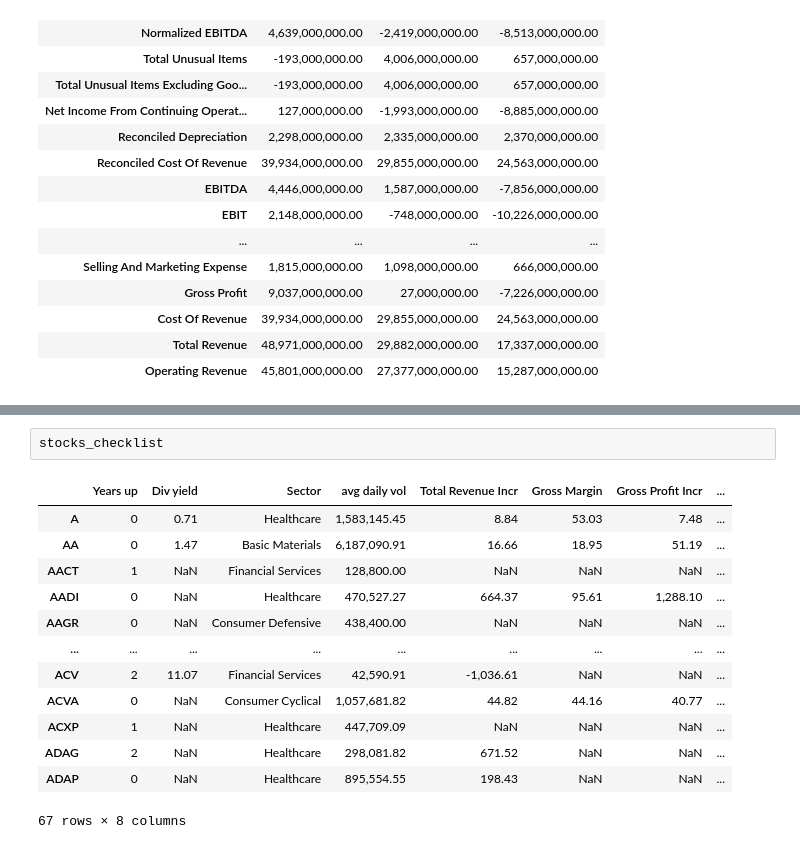
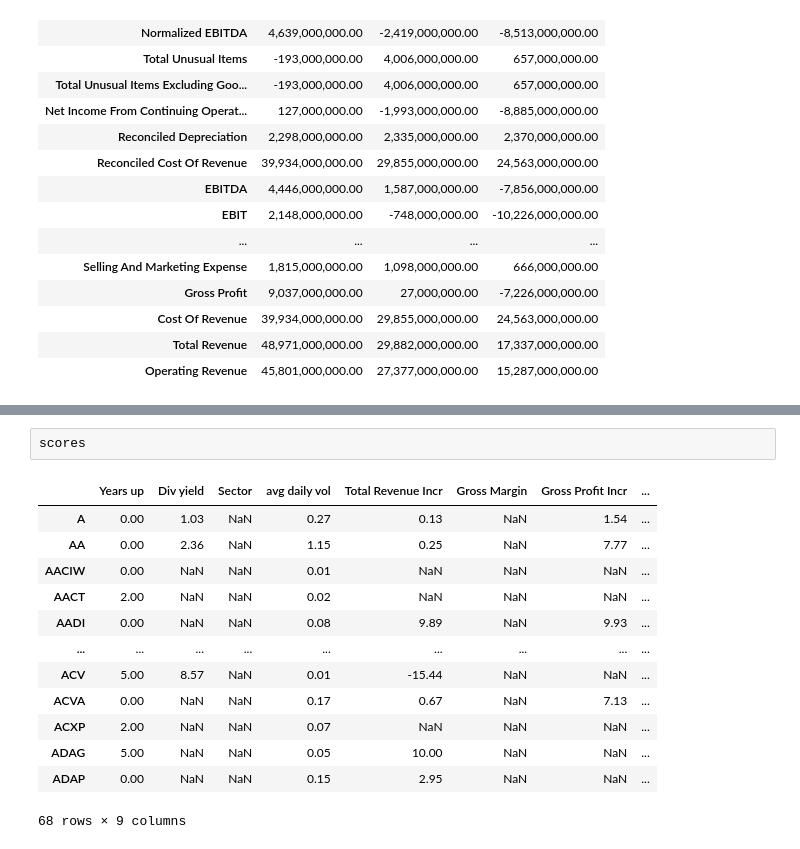
Before and after one commit to Idanq1/Stocks-Strategies, a Jupyter notebook: Investing/Checklist.ipynb, the cells around one changed output, grey strips where cells are left out. Saved outputs shown, nothing was run; the diff lists cells and outputs as text.

```diff
--- a/Investing/Checklist.ipynb
+++ b/Investing/Checklist.ipynb
@@ -338,16 +345,16 @@ plt.grid(True)
-# %%
-stocks_checklist
-# %% [output]
-|  | Years up | Div yield | Sector | avg daily vol | Total Revenue Incr | Gross Margin | Gross Profit Incr | ... |
-| A | 0 | 0.71 | Healthcare | 1,583,145.45 | 8.84 | 53.03 | 7.48 | ... |
-| AA | 0 | 1.47 | Basic Materials | 6,187,090.91 | 16.66 | 18.95 | 51.19 | ... |
-| AACT | 1 | NaN | Financial Services | 128,800.00 | NaN | NaN | NaN | ... |
-| AADI | 0 | NaN | Healthcare | 470,527.27 | 664.37 | 95.61 | 1,288.10 | ... |
-| AAGR | 0 | NaN | Consumer Defensive | 438,400.00 | NaN | NaN | NaN | ... |
-| ... | ... | ... | ... | ... | ... | ... | ... | ... |
-| ACV | 2 | 11.07 | Financial Services | 42,590.91 | -1,036.61 | NaN | NaN | ... |
-| ACVA | 0 | NaN | Consumer Cyclical | 1,057,681.82 | 44.82 | 44.16 | 40.77 | ... |
-| ACXP | 1 | NaN | Healthcare | 447,709.09 | NaN | NaN | NaN | ... |
-| ADAG | 2 | NaN | Healthcare | 298,081.82 | 671.52 | NaN | NaN | ... |
-| ADAP | 0 | NaN | Healthcare | 895,554.55 | 198.43 | NaN | NaN | ... |
-67 rows × 8 columns
+# %%
+scores
+# %% [output]
+|  | Years up | Div yield | Sector | avg daily vol | Total Revenue Incr | Gross Margin | Gross Profit Incr | ... |
+| A | 0.00 | 1.03 | NaN | 0.27 | 0.13 | NaN | 1.54 | ... |
+| AA | 0.00 | 2.36 | NaN | 1.15 | 0.25 | NaN | 7.77 | ... |
+| AACIW | 0.00 | NaN | NaN | 0.01 | NaN | NaN | NaN | ... |
+| AACT | 2.00 | NaN | NaN | 0.02 | NaN | NaN | NaN | ... |
+| AADI | 0.00 | NaN | NaN | 0.08 | 9.89 | NaN | 9.93 | ... |
+| ... | ... | ... | ... | ... | ... | ... | ... | ... |
+| ACV | 5.00 | 8.57 | NaN | 0.01 | -15.44 | NaN | NaN | ... |
+| ACVA | 0.00 | NaN | NaN | 0.17 | 0.67 | NaN | 7.13 | ... |
+| ACXP | 2.00 | NaN | NaN | 0.07 | NaN | NaN | NaN | ... |
+| ADAG | 5.00 | NaN | NaN | 0.05 | 10.00 | NaN | NaN | ... |
+| ADAP | 0.00 | NaN | NaN | 0.15 | 2.95 | NaN | NaN | ... |
+68 rows × 9 columns
```
Also changed, not shown: parts of 10 cells of this notebook.
